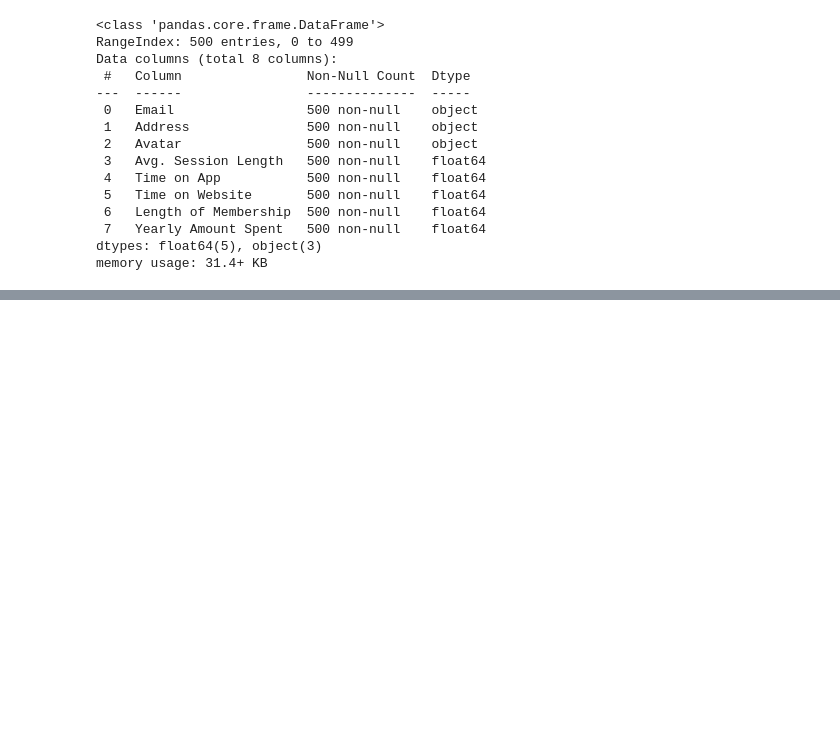
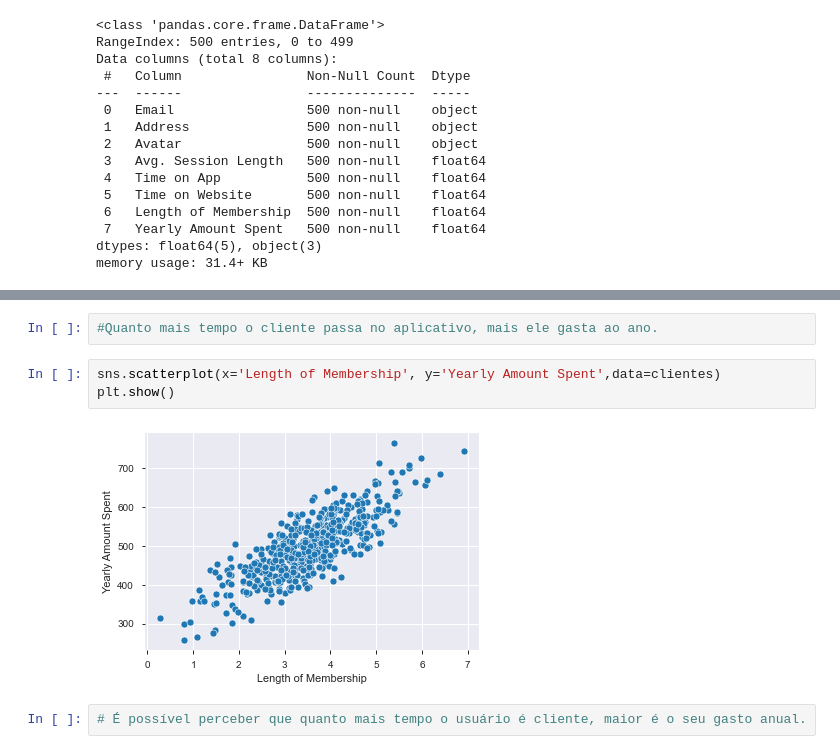
Before and after one commit to luizabamorim/Algoritmos-de-Machine-Learning, a Jupyter notebook: Regressão Linear/Ecommerce_Reg_Linear.ipynb, the cells around one changed output, grey strips where cells are left out. Cells and saved outputs as stored; diff of their text form; blank space fills up the shorter version.

```diff
--- a/Regressão Linear/Ecommerce_Reg_Linear.ipynb
+++ b/Regressão Linear/Ecommerce_Reg_Linear.ipynb
@@ -75,0 +167,9 @@ memory usage: 31.4+ KB
+# %%
+#Quanto mais tempo o cliente passa no aplicativo, mais ele gasta ao ano.
+# %%
+sns.scatterplot(x='Length of Membership', y='Yearly Amount Spent',data=clientes)
+plt.show()
+# %% [output]
+[figure, added]
+# %%
+# É possível perceber que quanto mais tempo o usuário é cliente, maior é o seu gasto anual.
```
Also changed, not shown: parts of 17 cells of this notebook.
